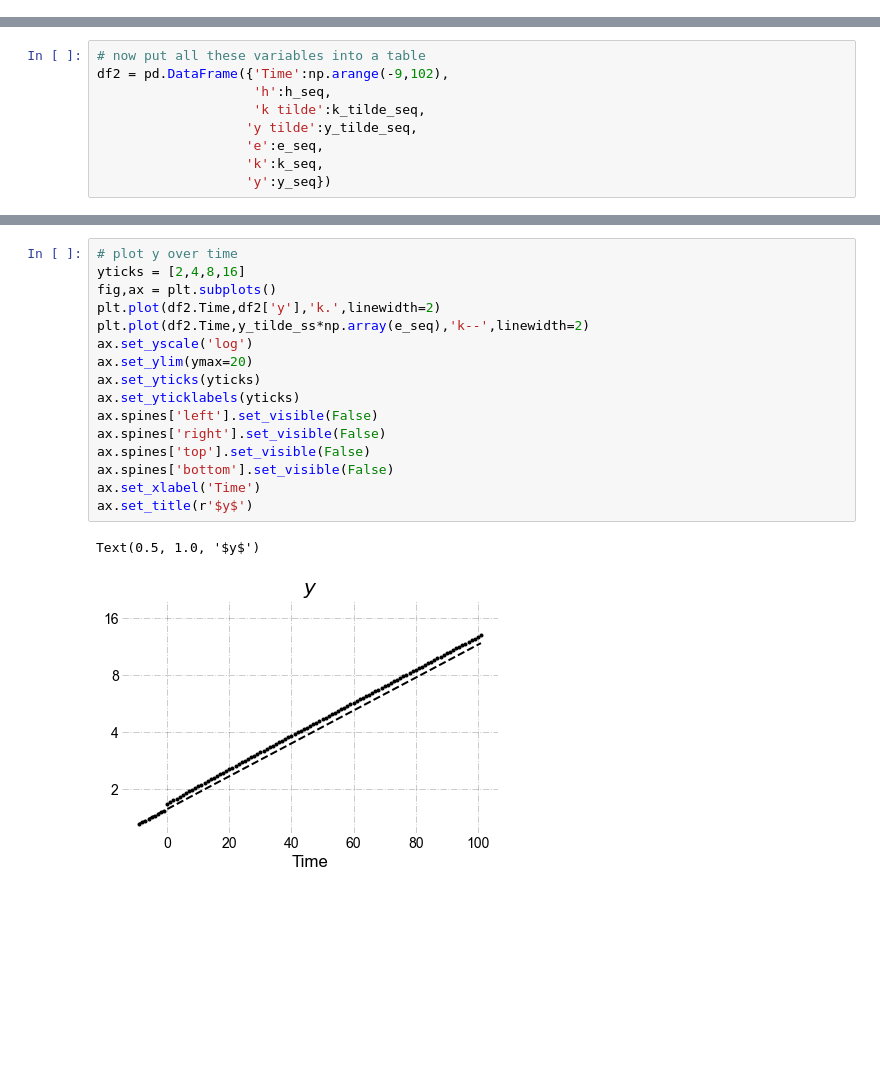
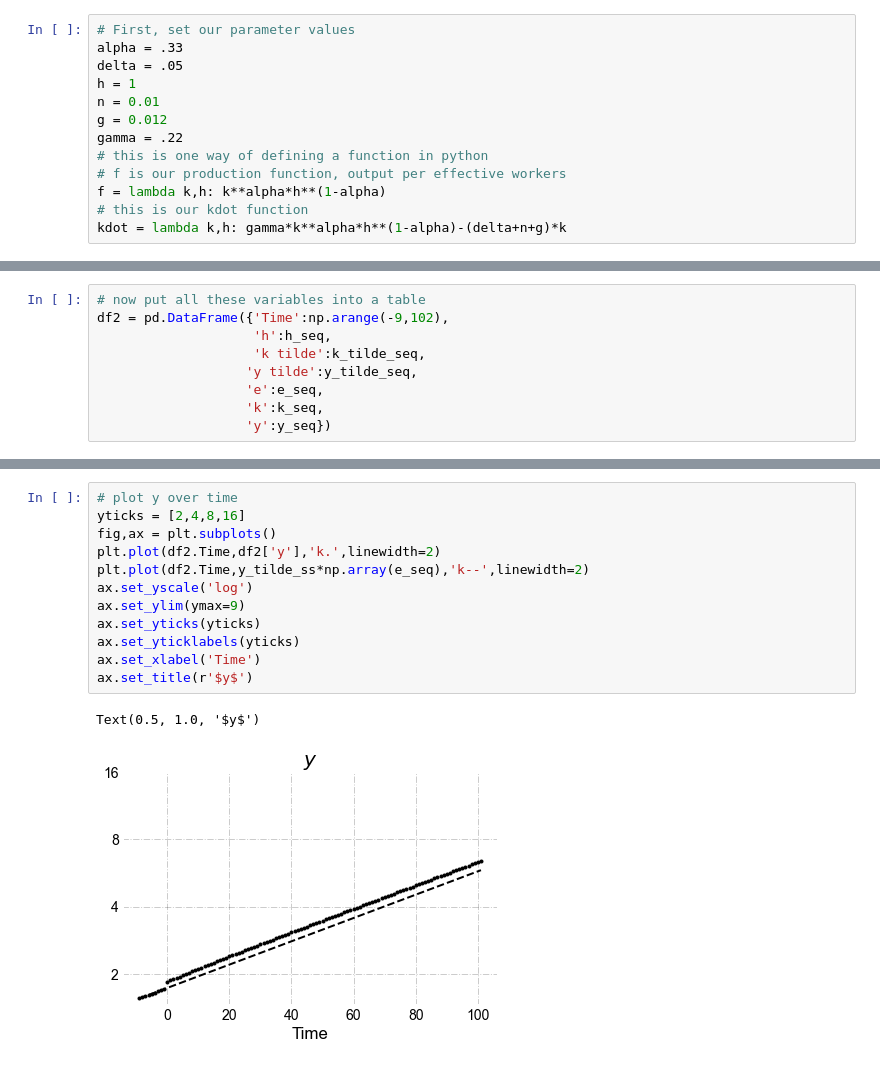
Before and after one commit to gunerilhan/economicgrowth, a Jupyter notebook: ps2/ps2.ipynb, the cells around one changed output, grey strips where cells are left out. Cells and saved outputs as stored; diff of their text form; blank space fills up the shorter version.

```diff
--- a/ps2/ps2.ipynb
+++ b/ps2/ps2.ipynb
@@ -332,3 +325,16 @@ kdot = lambda k,h: gamma*k**alpha*h**(1-alpha)-(delta+n+g)*k
+# %%
+# First, set our parameter values
+alpha = .33
+delta = .05
+h = 1
+n = 0.01
+g = 0.012
+gamma = .22
+# this is one way of defining a function in python
+# f is our production function, output per effective workers
+f = lambda k,h: k**alpha*h**(1-alpha)
+# this is our kdot function
+kdot = lambda k,h: gamma*k**alpha*h**(1-alpha)-(delta+n+g)*k
 # %% [markdown]
 At the steady state:
     $$\tilde{k}^\ast = \left(\frac{\gamma}{n+g+\delta}\right)^{1/(1-\alpha)}h $$
@@ -471,22 +482,18 @@ Text(0.5, 1.0, '$k$')
 # %%
 # plot y over time
 yticks = [2,4,8,16]
 fig,ax = plt.subplots()
 plt.plot(df2.Time,df2['y'],'k.',linewidth=2)
 plt.plot(df2.Time,y_tilde_ss*np.array(e_seq),'k--',linewidth=2)
 ax.set_yscale('log')
-ax.set_ylim(ymax=20)
+ax.set_ylim(ymax=9)
 ax.set_yticks(yticks)
 ax.set_yticklabels(yticks)
-ax.spines['left'].set_visible(False)
-ax.spines['right'].set_visible(False)
-ax.spines['top'].set_visible(False)
-ax.spines['bottom'].set_visible(False)
 ax.set_xlabel('Time')
 ax.set_title(r'$y$')
 # %% [output]
 Text(0.5, 1.0, '$y$')
-[figure, old version]
+[figure, new version]
 # %%
 # plot growth rate of y over time
 fig,ax = plt.subplots()
```
Also changed, not shown: parts of 70 cells of this notebook.
